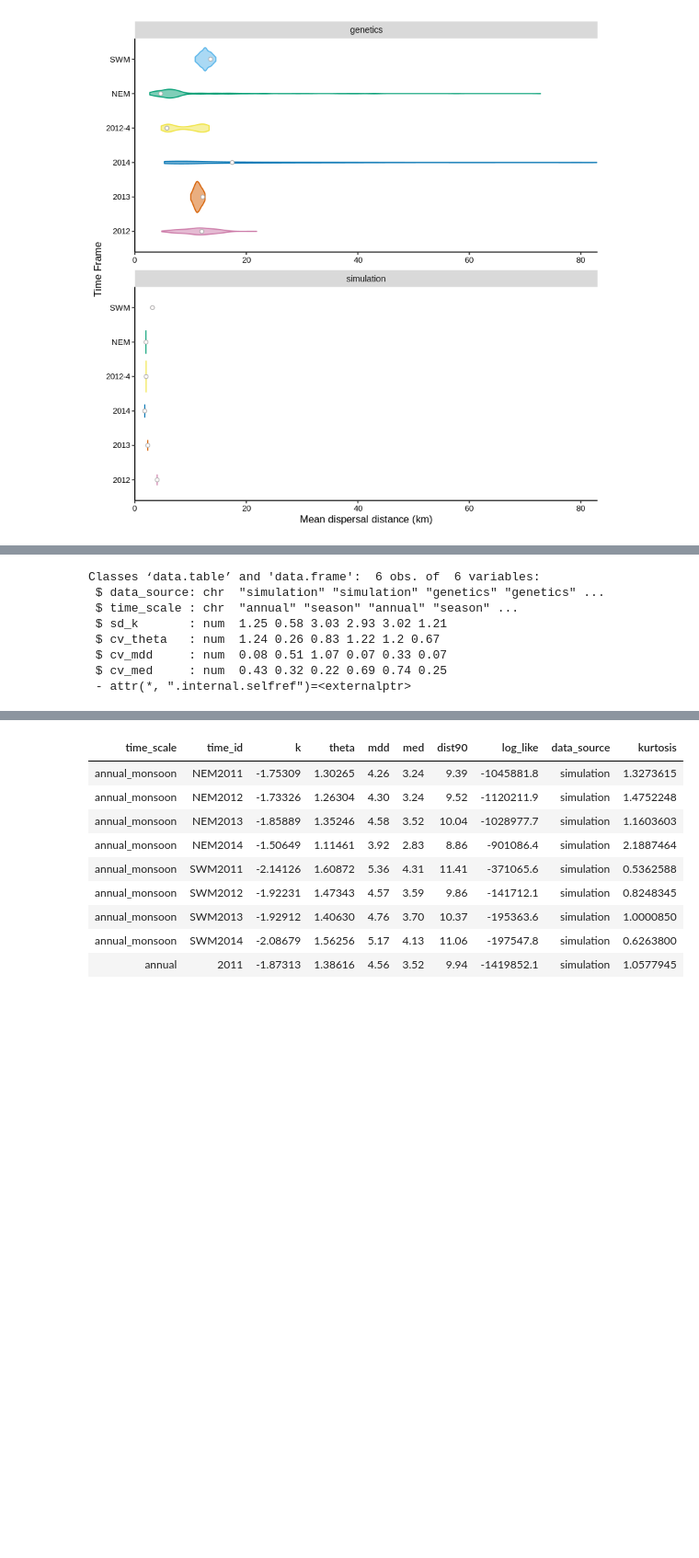
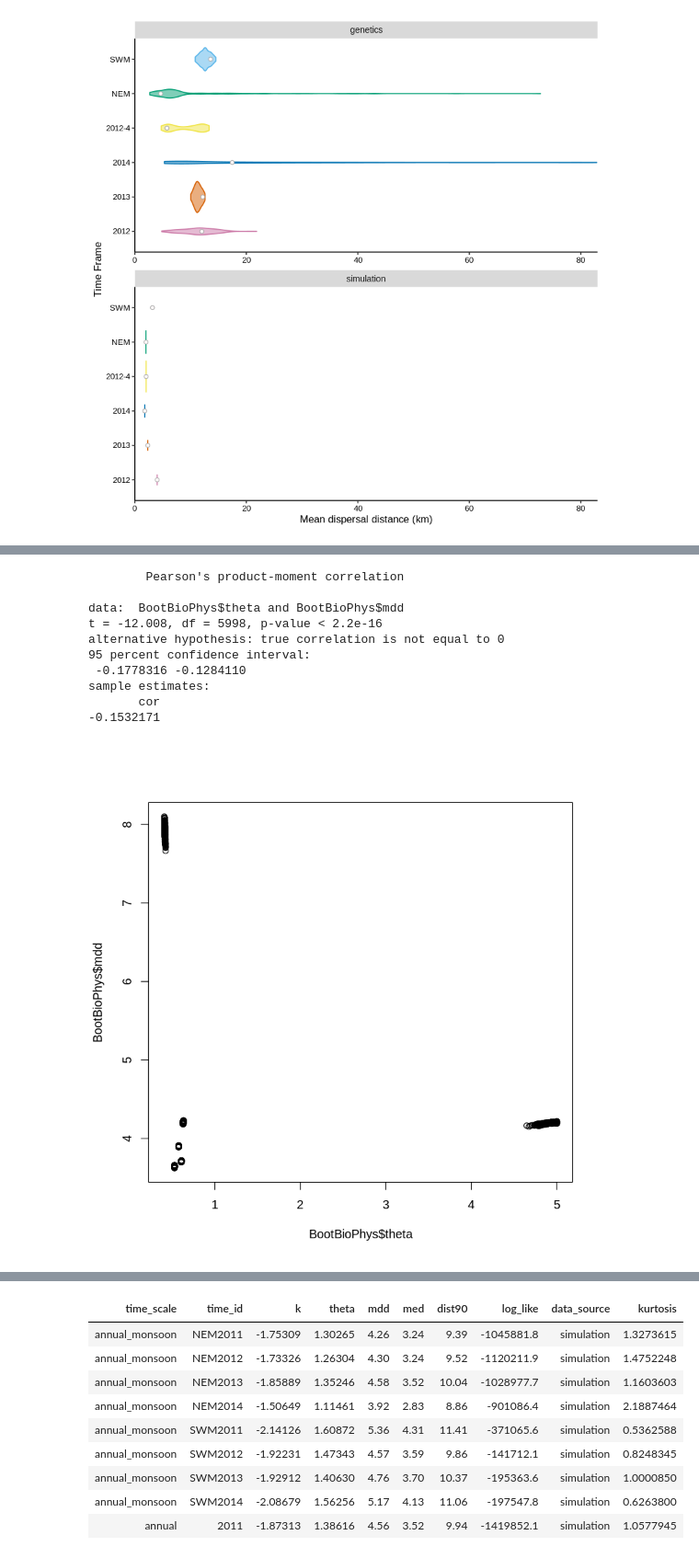
Before and after one commit to pinskylab/CamotesROMS, a Jupyter notebook: notebooks/process_ROMS_kernels.ipynb, the cells around one changed output, grey strips where cells are left out. Shown at 92% size. Cells and saved outputs as stored; diff of their text form; code cells hidden in the pictures; blank space fills up the shorter version.

```diff
--- a/notebooks/process_ROMS_kernels.ipynb
+++ b/notebooks/process_ROMS_kernels.ipynb
@@ -456,12 +451,21 @@ Variation
-# %%
-str(rbind(Variation[,-"cv_dist90"], PubVariation))
-# %% [output]
-Classes ‘data.table’ and 'data.frame':  6 obs. of  6 variables:
- $ data_source: chr  "simulation" "simulation" "genetics" "genetics" ...
- $ time_scale : chr  "annual" "season" "annual" "season" ...
- $ sd_k       : num  1.25 0.58 3.03 2.93 3.02 1.21
- $ cv_theta   : num  1.24 0.26 0.83 1.22 1.2 0.67
- $ cv_mdd     : num  0.08 0.51 1.07 0.07 0.33 0.07
- $ cv_med     : num  0.43 0.32 0.22 0.69 0.74 0.25
- - attr(*, ".internal.selfref")=<externalptr>
+# %%
+#get a distribution of CV for bootstrapped biophysical kernels
+
+BootBioPhys <- fread("~/oceanography/script_output/KernelFits/summary_tables/BootstrappedBiophysicalKernels15DayPLD.csv")[, kurtosis := ((gamma(5/theta)*gamma(1/theta))/gamma(3/theta)^2)-3, by=c("time_id", "theta", "iteration")]
+BootBioPhysCV <- BootBioPhys[time_scale != "interannual",.( sd_k=round(sd(k), 2), cv_theta=round(cv(theta),2), cv_mdd=round(cv(mdd),2), cv_med=round(cv(med),2), cv_dist90=round(cv(dist90),2), sd_kurtosis=round(sd(kurtosis), 2)), by=c("time_scale", "iteration")]
+# %%
+cor.test(BootBioPhys$theta, BootBioPhys$mdd)
+plot(BootBioPhys$theta, BootBioPhys$mdd)
+# %% [output]
+        Pearson's product-moment correlation
+
+data:  BootBioPhys$theta and BootBioPhys$mdd
+t = -12.008, df = 5998, p-value < 2.2e-16
+alternative hypothesis: true correlation is not equal to 0
+95 percent confidence interval:
+ -0.1778316 -0.1284110
+sample estimates:
+       cor
+-0.1532171
+[figure, added]
 # %%
```
Also changed, not shown: parts of 6 cells of this notebook, 11 other files.
